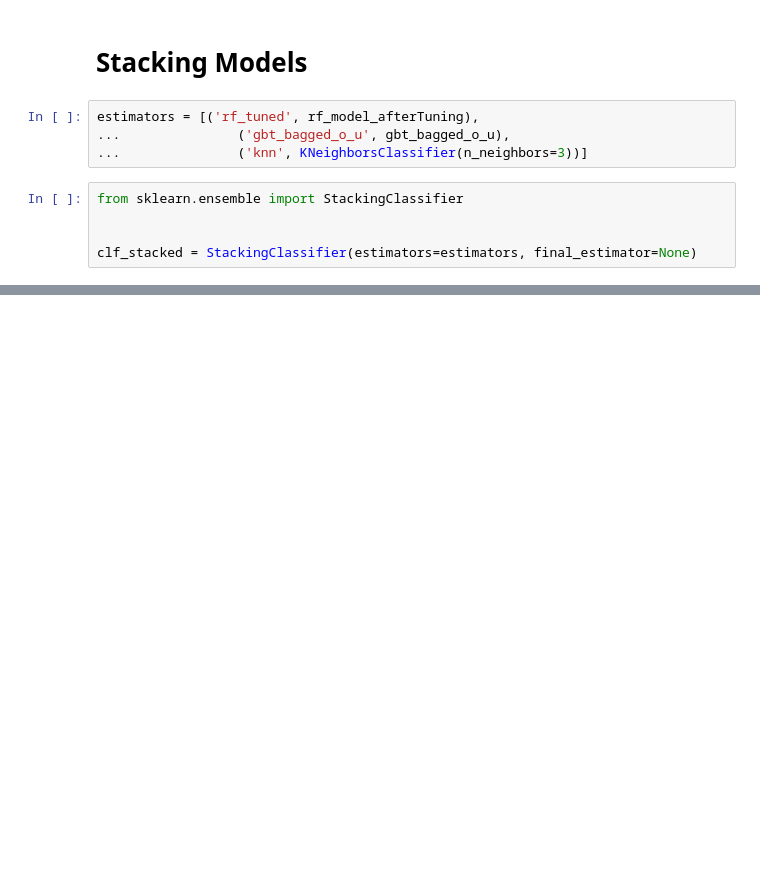
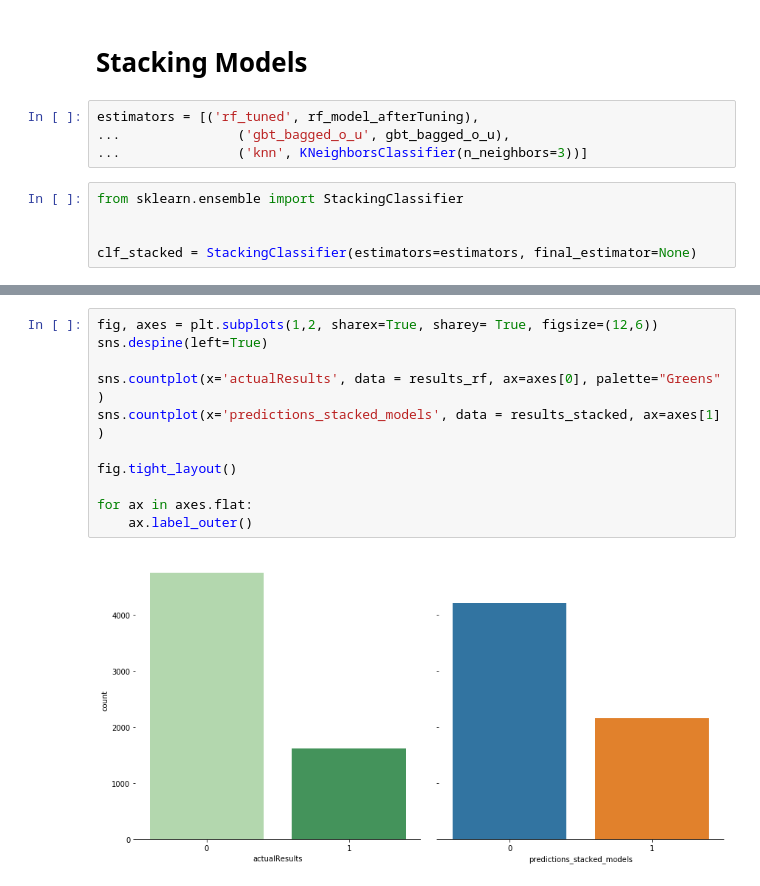
Before and after one commit to T-Daw/LoanDefaultPredictions, a Jupyter notebook: CreditOneClassification.ipynb, the cells around one changed output, grey strips where cells are left out. Cells and saved outputs as stored; diff of their text form; blank space fills up the shorter version.

```diff
--- a/CreditOneClassification.ipynb
+++ b/CreditOneClassification.ipynb
@@ -1796,0 +1817,13 @@ Accuracy for stacked_models model: 0.73686
+# %%
+fig, axes = plt.subplots(1,2, sharex=True, sharey= True, figsize=(12,6))
+sns.despine(left=True)
+
+sns.countplot(x='actualResults', data = results_rf, ax=axes[0], palette="Greens" )
+sns.countplot(x='predictions_stacked_models', data = results_stacked, ax=axes[1] )
+
+fig.tight_layout()
+
+for ax in axes.flat:
+    ax.label_outer()
+# %% [output]
+[figure, added]
```
Also changed, not shown: parts of 39 cells of this notebook, 2 other files.
